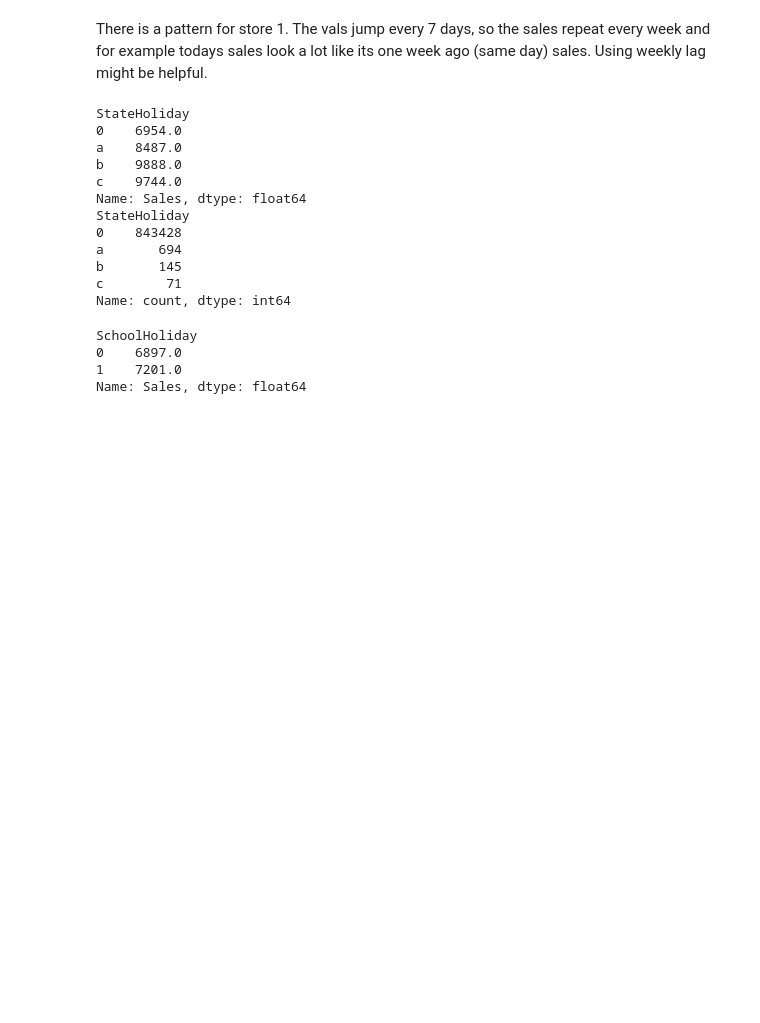
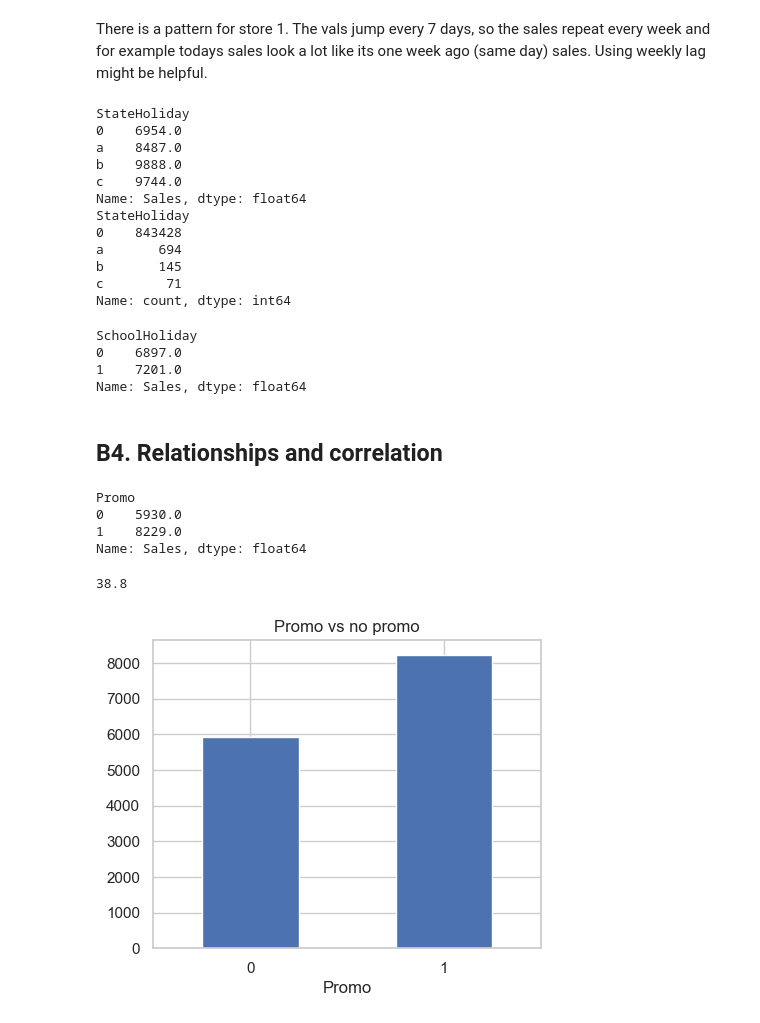
Before and after one commit to sam-ensafi/retail-sales-forecasting-rossmann, a Jupyter notebook: notebooks/eda.ipynb, the cells around one changed output. Cells and saved outputs as stored; diff of their text form; code cells hidden in the pictures; blank space fills up the shorter version.

Commit message:
correlation and store analysis

```diff
--- a/notebooks/eda.ipynb
+++ b/notebooks/eda.ipynb
@@ -438,3 +438,25 @@ SchoolHoliday
 0    6897.0
 1    7201.0
 Name: Sales, dtype: float64
+# %% [markdown]
+## B4. Relationships and correlation
+# %%
+# avrg sales on promo days vs non promo days
+promoMeans = open_df.groupby("Promo")['Sales'].mean()
+print(promoMeans.round(0))
+# %% [output]
+Promo
+0    5930.0
+1    8229.0
+Name: Sales, dtype: float64
+# %%
+print(round((promoMeans[1]/promoMeans[0] -1)*100, 1))
+# sales on promo days are around 39% more which shows they are very impactful
+# %% [output]
+38.8
+# %%
+promoMeans.plot(kind='bar', figsize=(5,4), title="Promo vs no promo")
+plt.xticks(rotation=0)
+plt.show()
+# %% [output]
+[figure, added]
```
Also changed, not shown: parts of 8 cells of this notebook.
